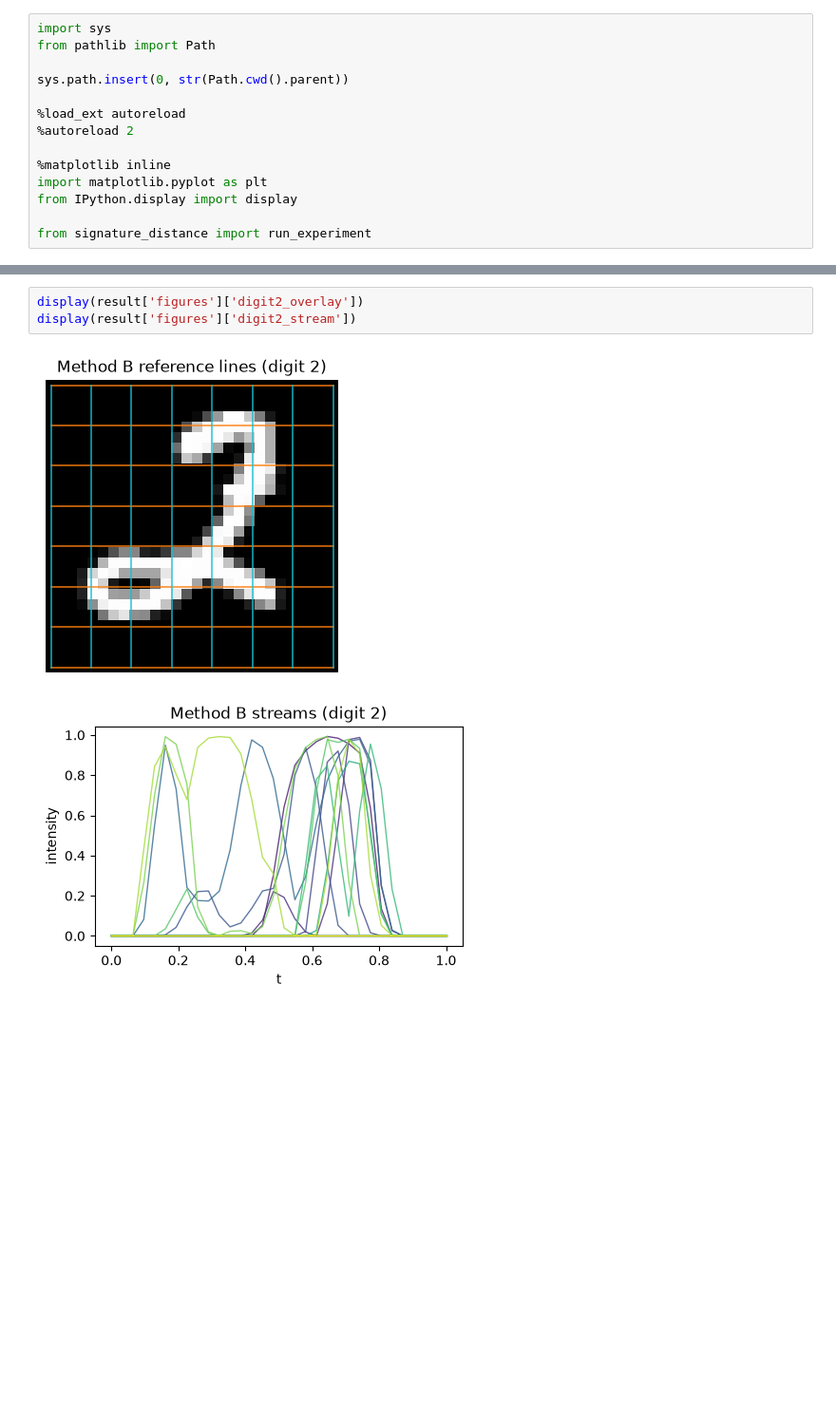
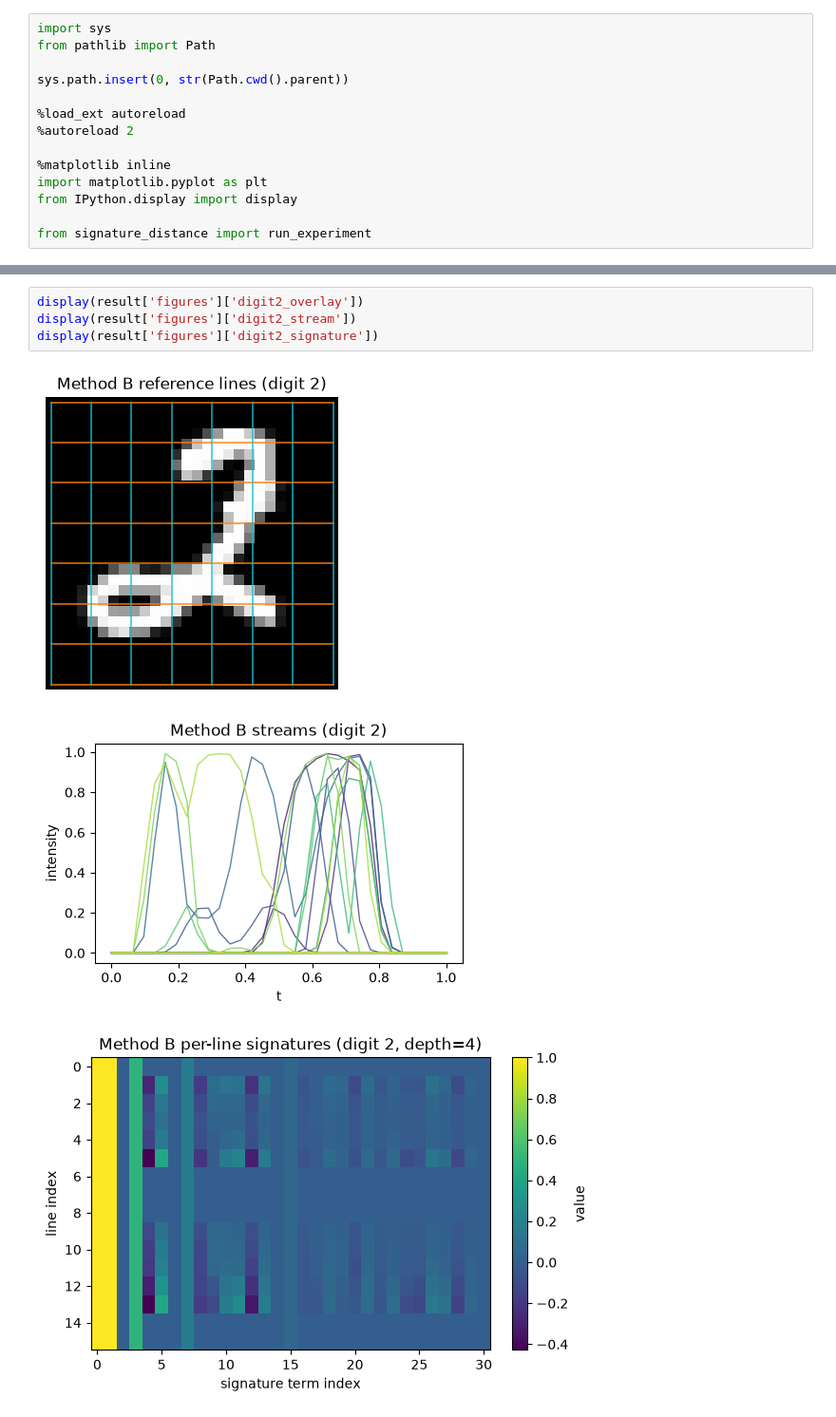
Before and after one commit to Kilobyte947/Datasig, a Jupyter notebook: signature_distance/notebook_method_b.ipynb, the cells around one changed output, grey strips where cells are left out. Shown at 95% size. Drawn from its saved outputs; the diff is of its cells as text; blank space fills up the shorter version.

```diff
--- a/signature_distance/notebook_method_b.ipynb
+++ b/signature_distance/notebook_method_b.ipynb
@@ -78,6 +89,8 @@ display(result['figures']['digit1_stream'])
 # %%
 display(result['figures']['digit2_overlay'])
 display(result['figures']['digit2_stream'])
+display(result['figures']['digit2_signature'])
 # %% [output]
 [figure]
 [figure]
+[figure, added]
```
Also changed, not shown: parts of 8 cells of this notebook, 8 other files.
